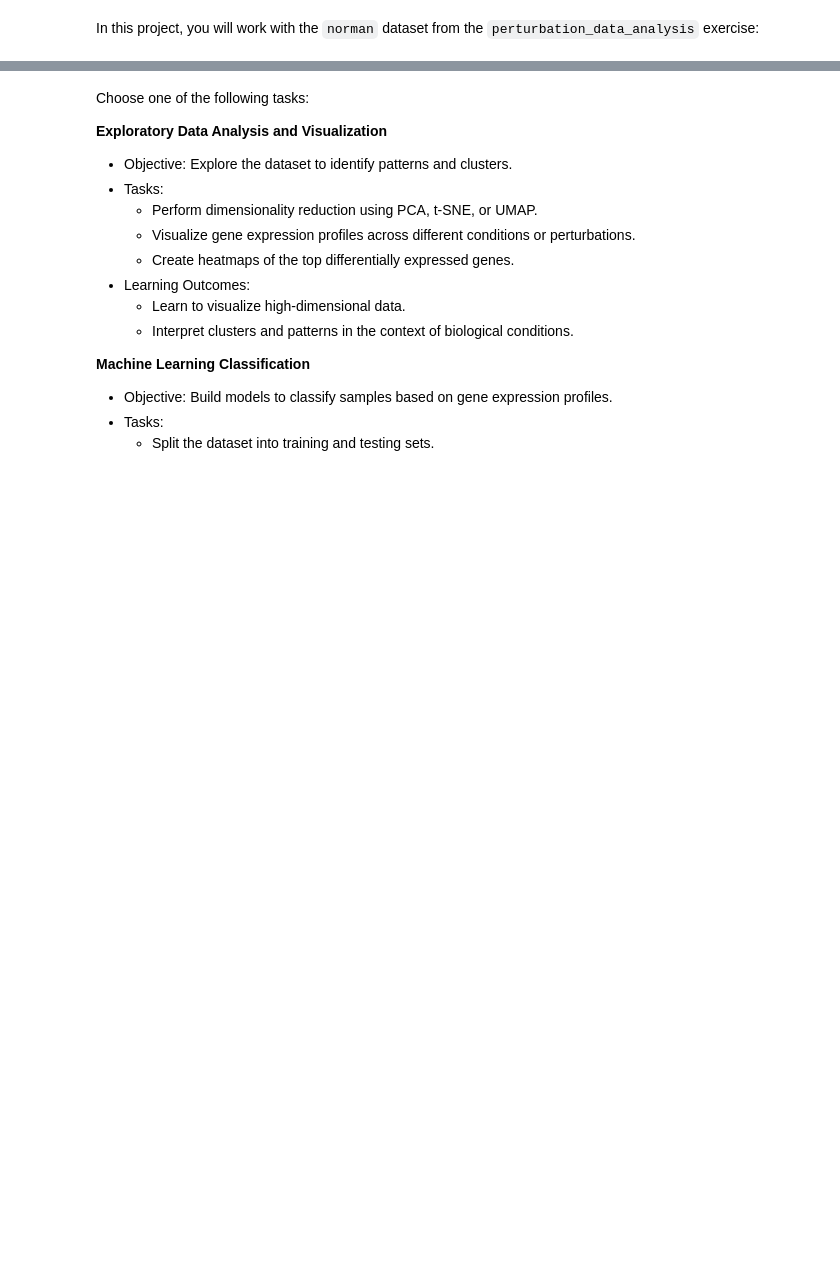
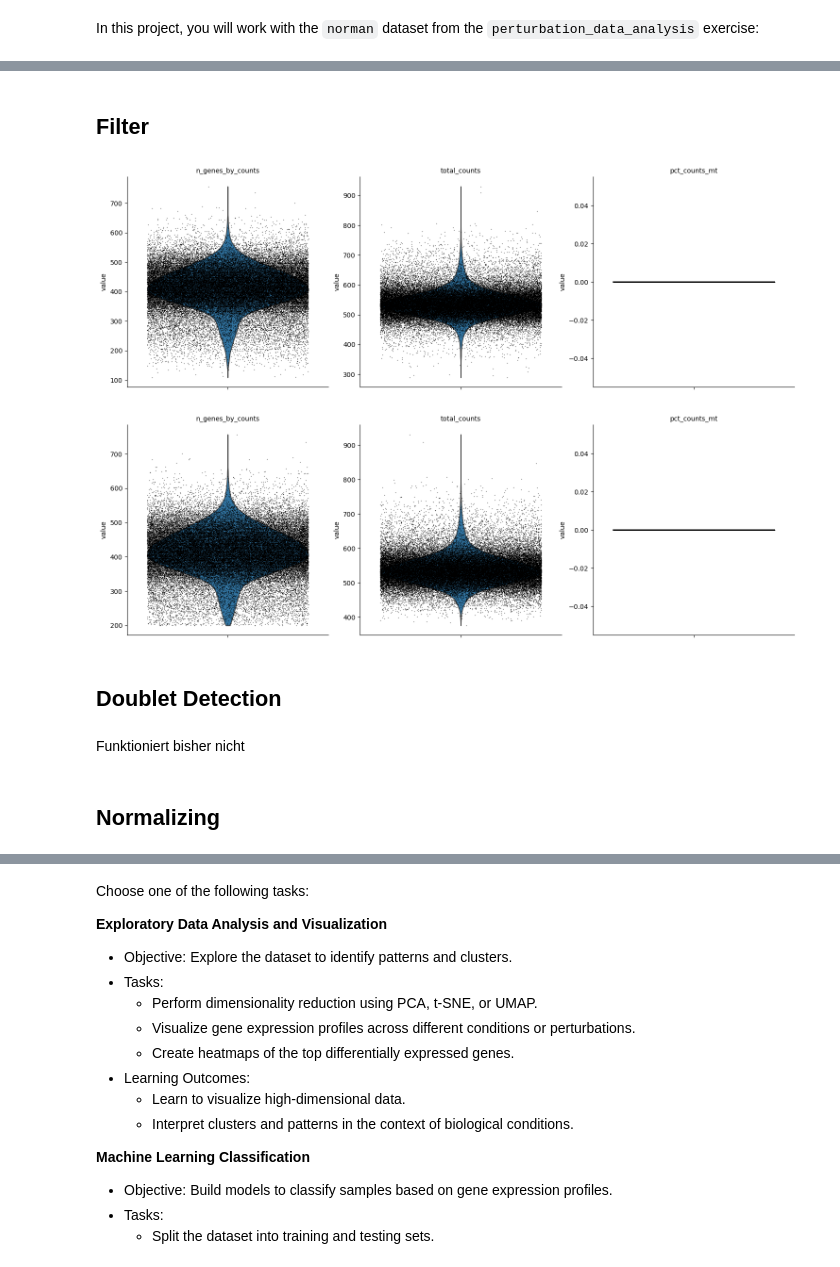
Before and after one commit to hadele/luh_module_amlg_assignment, a Jupyter notebook: scrnaseq_project.ipynb, the cells around one changed output, grey strips where cells are left out. Cells and saved outputs as stored; diff of their text form; code cells hidden in the pictures; blank space fills up the shorter version.

```diff
--- a/scrnaseq_project.ipynb
+++ b/scrnaseq_project.ipynb
@@ -10,0 +121,21 @@ print(norman)
+# %% [markdown]
+## Filter
+# %%
+adata_filtered = adata.copy()
+# sc.pp.filter_cells(adata, min_genes=100)
+# sc.pp.filter_genes(adata, min_cells=3)
+sc.pp.filter_cells(adata_filtered, min_genes=200)
+sc.pp.filter_genes(adata_filtered, min_cells=3)
+# %%
+
+sc.pl.violin(adata, ['n_genes_by_counts', 'total_counts', 'pct_counts_mt'],
+             jitter=0.4, multi_panel=True)
+sc.pl.violin(adata_filtered, ['n_genes_by_counts', 'total_counts', 'pct_counts_mt'],
+             jitter=0.4, multi_panel=True)
+# %% [output]
+[figure, added]
+[figure, added]
+# %% [markdown]
+## Doublet Detection
+# %% [markdown]
+Funktioniert bisher nicht
@@ -10,0 +150,2 @@ print(norman)
+# %% [markdown]
+## Normalizing
```
Also changed, not shown: parts of 14 cells of this notebook.
